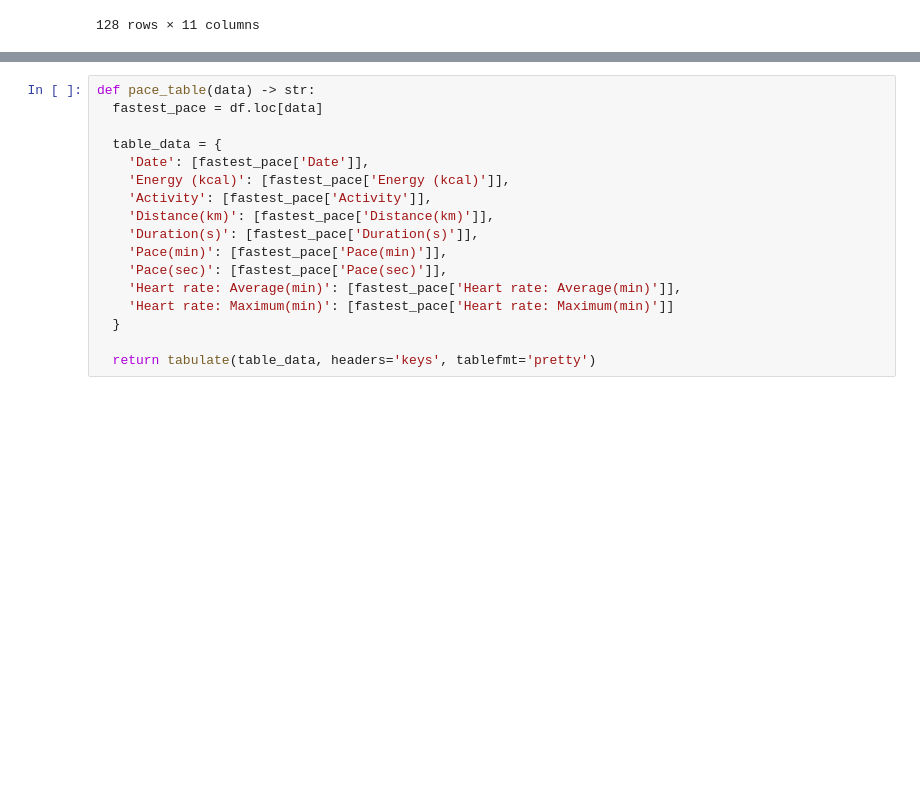
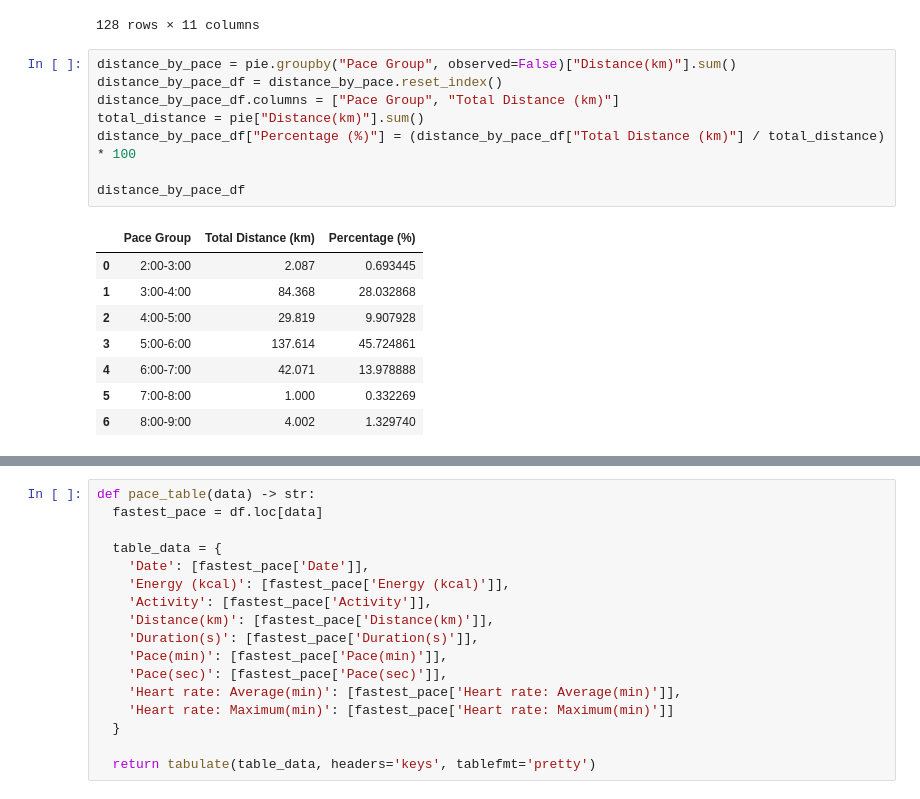
Before and after one commit to JFKongphop/running-analysis, a Jupyter notebook: index.ipynb, the cells around one changed output, grey strips where cells are left out. Cells and saved outputs as stored; diff of their text form; blank space fills up the shorter version.

```diff
--- a/index.ipynb
+++ b/index.ipynb
@@ -419,3 +420,20 @@ pie
 | 558 | 2568-02-27 18:38:21 - 18:53:03 | 164.890 | outdoor | 2.506 | 882.0 | 145.000 | ... |
 | 559 | 2568-02-28 17:51:09 - 18:30:12 | 418.191 | outdoor | 6.599 | 2343.0 | 140.750 | ... |
 128 rows × 11 columns
+# %%
+distance_by_pace = pie.groupby("Pace Group", observed=False)["Distance(km)"].sum()
+distance_by_pace_df = distance_by_pace.reset_index()
+distance_by_pace_df.columns = ["Pace Group", "Total Distance (km)"]
+total_distance = pie["Distance(km)"].sum()
+distance_by_pace_df["Percentage (%)"] = (distance_by_pace_df["Total Distance (km)"] / total_distance) * 100
+
+distance_by_pace_df
+# %% [output]
+|  | Pace Group | Total Distance (km) | Percentage (%) |
+| 0 | 2:00-3:00 | 2.087 | 0.693445 |
+| 1 | 3:00-4:00 | 84.368 | 28.032868 |
+| 2 | 4:00-5:00 | 29.819 | 9.907928 |
+| 3 | 5:00-6:00 | 137.614 | 45.724861 |
+| 4 | 6:00-7:00 | 42.071 | 13.978888 |
+| 5 | 7:00-8:00 | 1.000 | 0.332269 |
+| 6 | 8:00-9:00 | 4.002 | 1.329740 |
```
Also changed, not shown: parts of 4 cells of this notebook, 1 other file.
